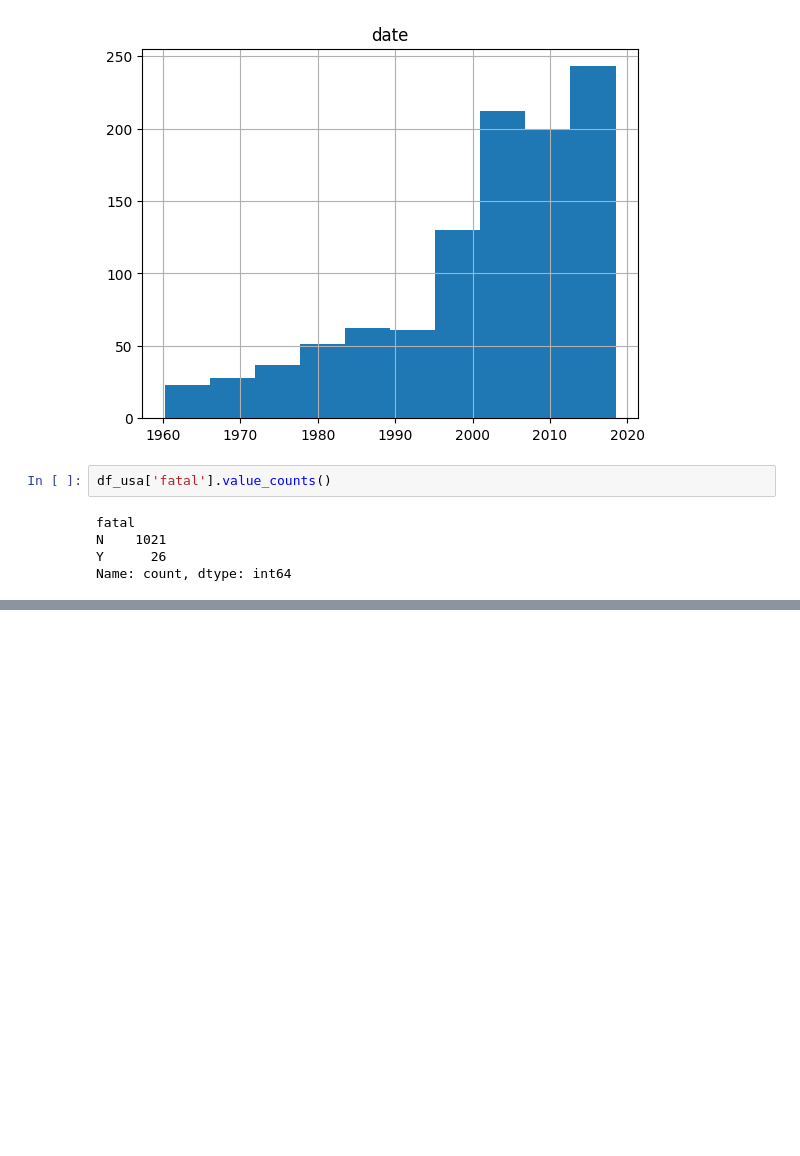
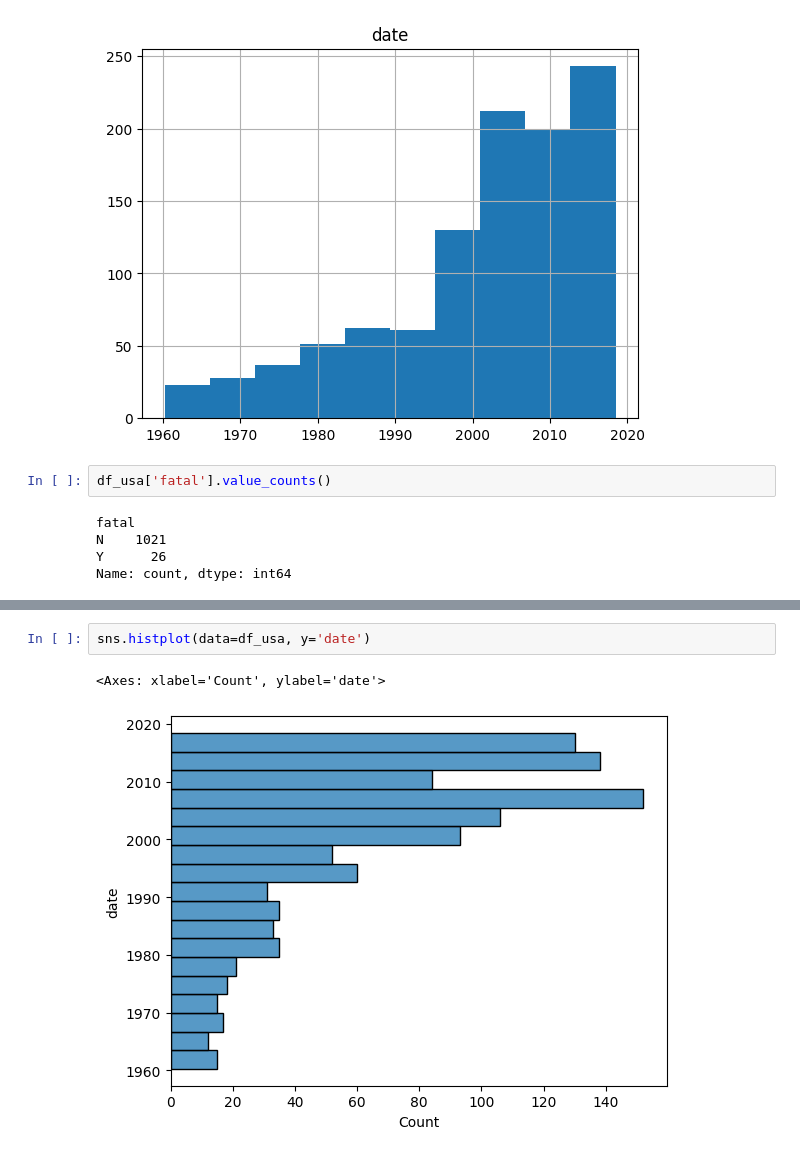
Before and after one commit to inesmarina8/proyect1_shark_attack, a Jupyter notebook: sharks_project_2.ipynb, the cells around one changed output, grey strips where cells are left out. Saved outputs shown, nothing was run; the diff lists cells and outputs as text; blank space fills up the shorter version.

```diff
--- a/sharks_project_2.ipynb
+++ b/sharks_project_2.ipynb
@@ -1068,0 +1074,5 @@ Name: count, dtype: int64
+# %%
+sns.histplot(data=df_usa, y='date')
+# %% [output]
+<Axes: xlabel='Count', ylabel='date'>
+[figure, added]
```
Also changed, not shown: parts of 1 cell of this notebook, 1 other file.
